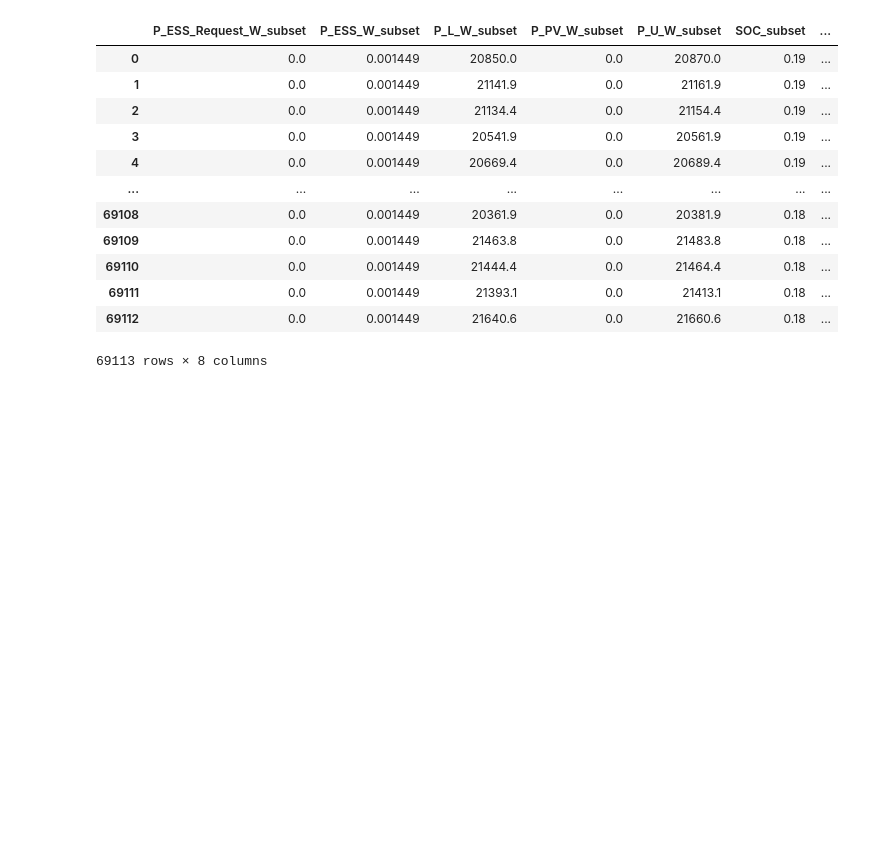
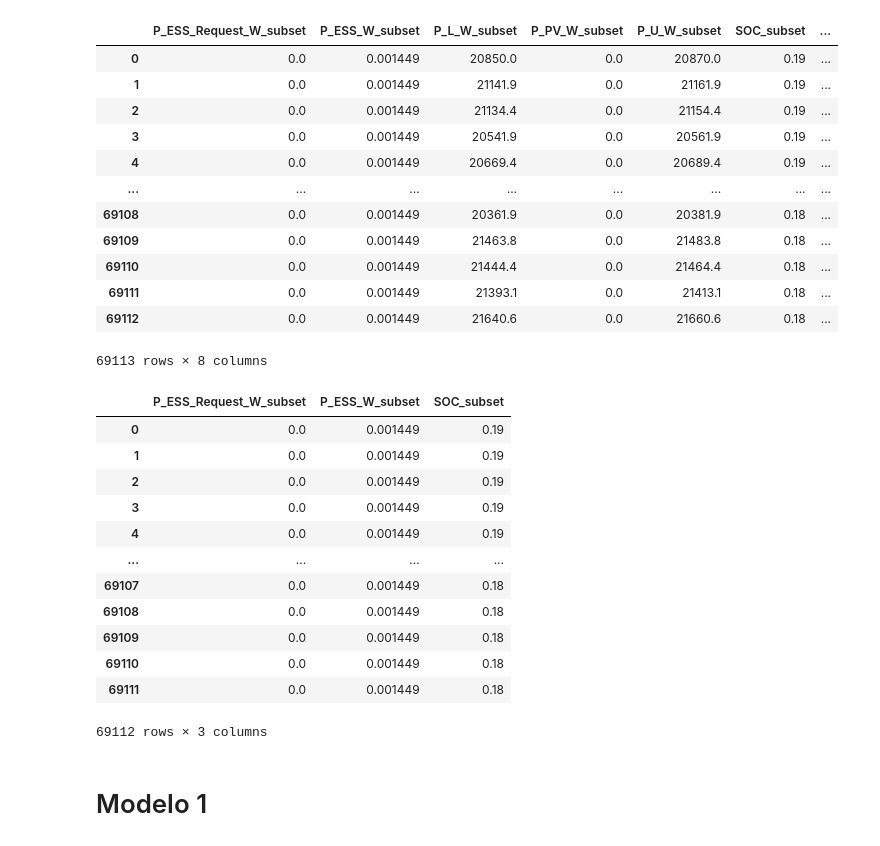
Before and after one commit to MatheusAcacioR/ts9-2019, a Jupyter notebook: arquivos/main.ipynb, the cells around one changed output. Saved outputs shown, nothing was run; the diff lists cells and outputs as text; code cells hidden in the pictures; blank space fills up the shorter version.

```diff
--- a/arquivos/main.ipynb
+++ b/arquivos/main.ipynb
@@ -89,6 +98,24 @@ novoTreino = pd.DataFrame(novoTreino)
 
 novoTeste = shuffle(novoTeste)
 novoTeste = pd.DataFrame(novoTeste)
+# %%
+novoTreino
+# %% [output]
+|  | P_ESS_Request_W_subset | P_ESS_W_subset | SOC_subset |
+| 0 | 0.0 | 0.001449 | 0.19 |
+| 1 | 0.0 | 0.001449 | 0.19 |
+| 2 | 0.0 | 0.001449 | 0.19 |
+| 3 | 0.0 | 0.001449 | 0.19 |
+| 4 | 0.0 | 0.001449 | 0.19 |
+| ... | ... | ... | ... |
+| 69107 | 0.0 | 0.001449 | 0.18 |
+| 69108 | 0.0 | 0.001449 | 0.18 |
+| 69109 | 0.0 | 0.001449 | 0.18 |
+| 69110 | 0.0 | 0.001449 | 0.18 |
+| 69111 | 0.0 | 0.001449 | 0.18 |
+69112 rows × 3 columns
+# %% [markdown]
+# Modelo 1
 # %%
 X_train = novoTreino.iloc[:, :].values
 X_test = novoTeste.iloc[:, :].values
```
Also changed, not shown: parts of 19 cells of this notebook, 2 other files.
